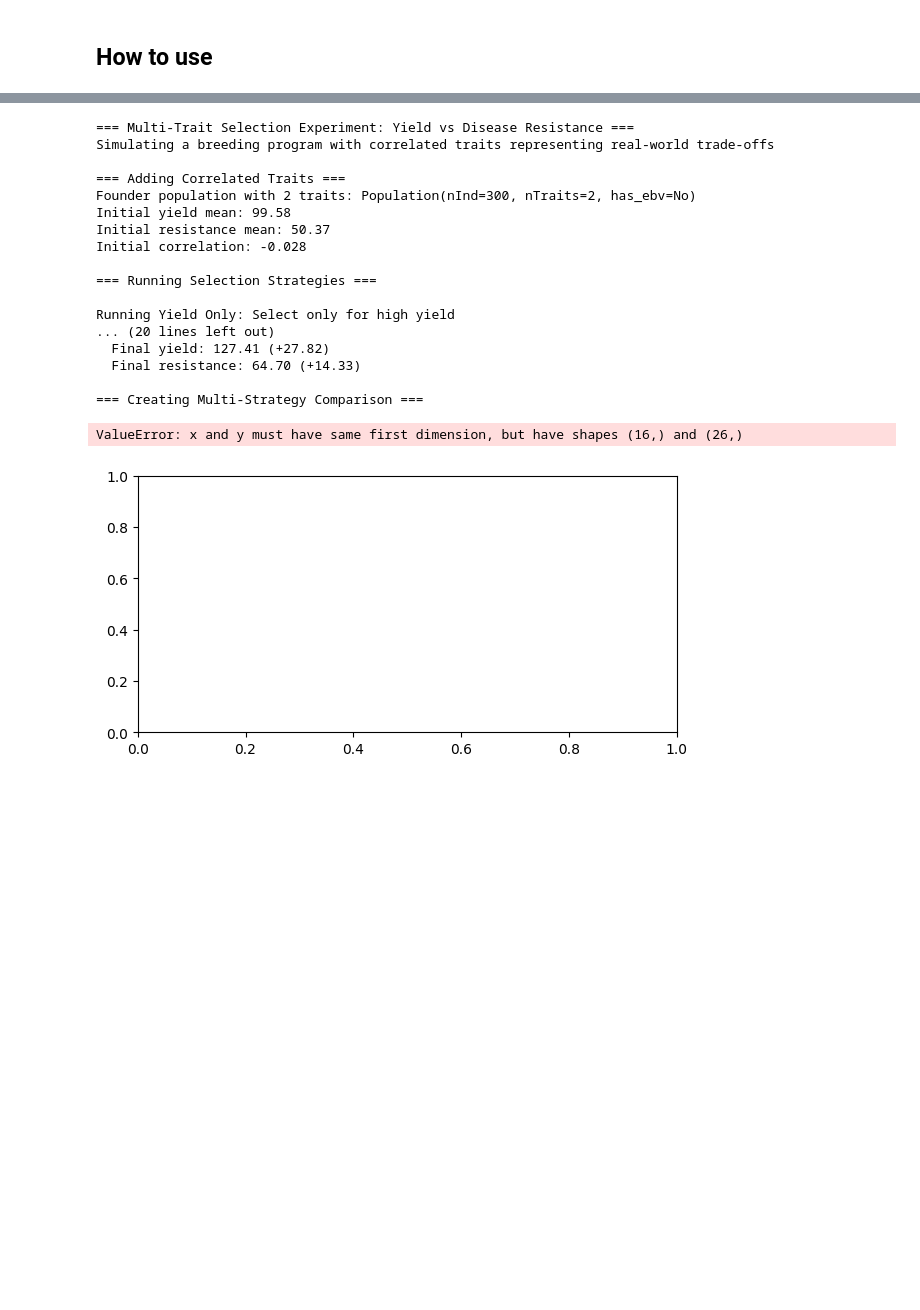
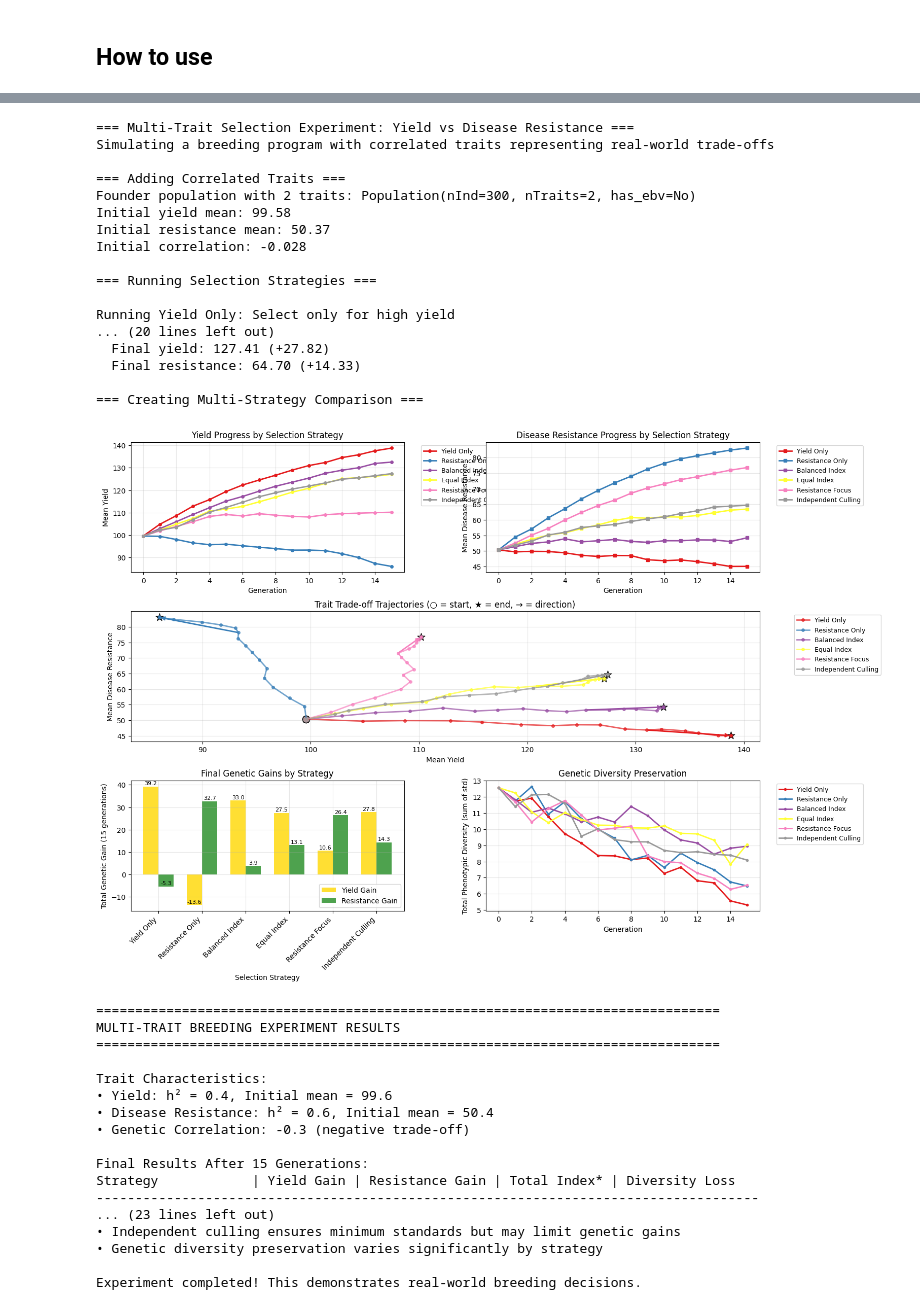
Before and after one commit to cjGO/chewc, a Jupyter notebook: nbs/index.ipynb, the cells around one changed output, grey strips where cells are left out. Saved outputs shown, nothing was run; the diff lists cells and outputs as text; code cells hidden in the pictures; blank space fills up the shorter version.

Commit message:
readd example index

```diff
--- a/nbs/index.ipynb
+++ b/nbs/index.ipynb
@@ -109,7 +109,7 @@ def run_multitrait_selection(key, founder_pop, sp_with_traits, strategy, n_gener
     results['resistance_stds'].append(float(jnp.std(resistance_pheno)))
     results['correlation'].append(float(jnp.corrcoef(yield_pheno, resistance_pheno)[0, 1]))
 
-    selection_percent = 0.20  # Select top 10%
+    selection_percent = 0.10  # Select top 10%
     n_parents = int(current_pop.nInd * selection_percent)
     n_crosses_per_gen = current_pop.nInd
     next_id = 10000
@@ -488,19 +488,35 @@ WARNING:2025-08-26 12:39:51,102:jax._src.xla_bridge:794: An NVIDIA GPU may be pr
 === Multi-Trait Selection Experiment: Yield vs Disease Resistance ===
 Simulating a breeding program with correlated traits representing real-world trade-offs
 
 === Adding Correlated Traits ===
 Founder population with 2 traits: Population(nInd=300, nTraits=2, has_ebv=No)
 Initial yield mean: 99.58
 Initial resistance mean: 50.37
 Initial correlation: -0.028
 
 === Running Selection Strategies ===
 
 Running Yield Only: Select only for high yield
 ... (20 lines left out)
   Final yield: 127.41 (+27.82)
   Final resistance: 64.70 (+14.33)
 
 === Creating Multi-Strategy Comparison ===
+[figure, new version]
-ValueError: x and y must have same first dimension, but have shapes (16,) and (26,)
+================================================================================
+MULTI-TRAIT BREEDING EXPERIMENT RESULTS
+================================================================================
+
+Trait Characteristics:
+• Yield: h² = 0.4, Initial mean = 99.6
+• Disease Resistance: h² = 0.6, Initial mean = 50.4
+• Genetic Correlation: -0.3 (negative trade-off)
+
+Final Results After 15 Generations:
+Strategy            | Yield Gain | Resistance Gain | Total Index* | Diversity Loss
+-------------------------------------------------------------------------------------
+... (23 lines left out)
+• Independent culling ensures minimum standards but may limit genetic gains
+• Genetic diversity preservation varies significantly by strategy
+
+Experiment completed! This demonstrates real-world breeding decisions.
-[figure, old version]
```
Also changed, not shown: parts of 1 cell of this notebook, 6 other files.
